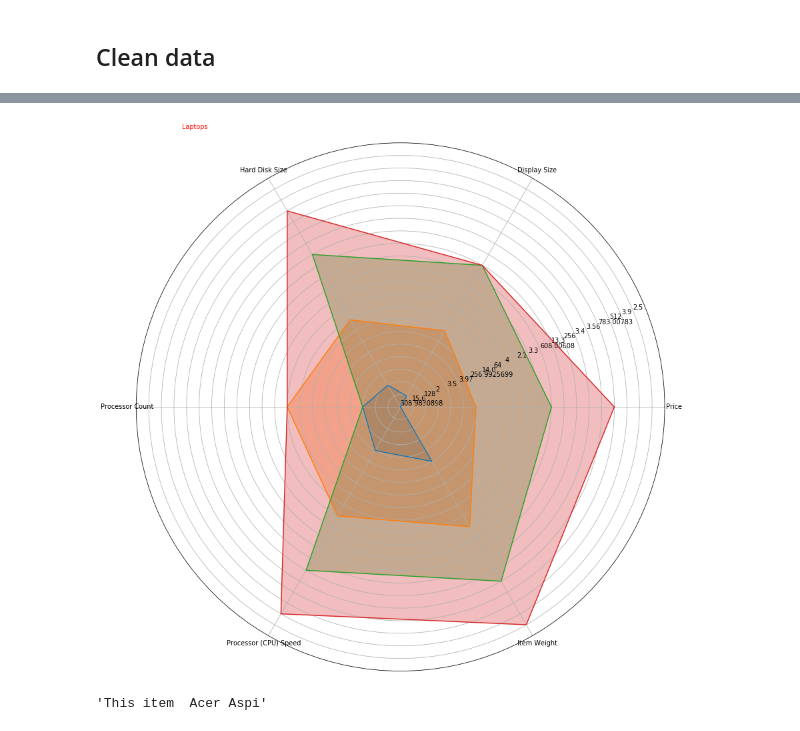
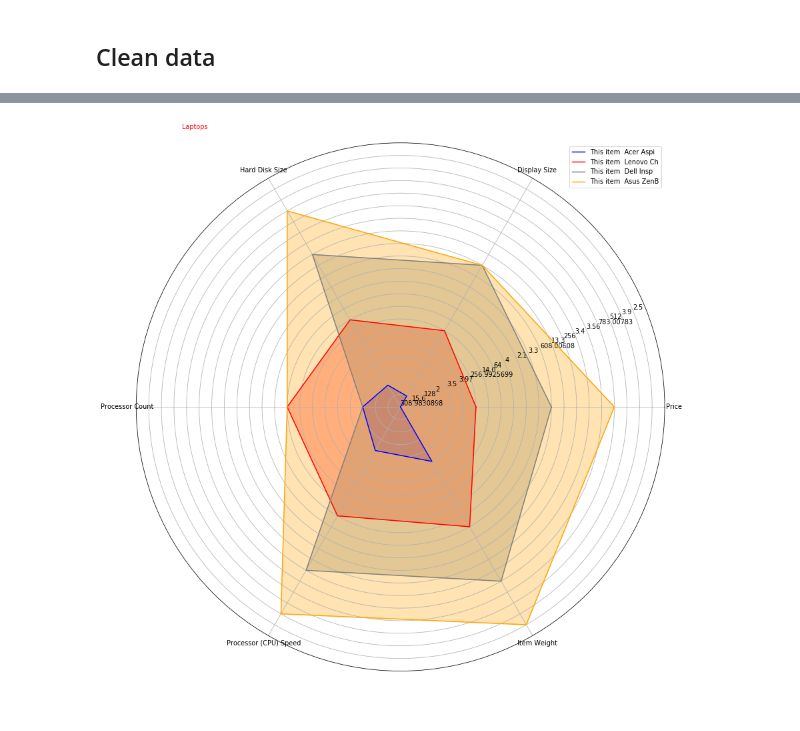
Before and after one commit to PythonClassRoom/PythonDataScienceGuide, a Jupyter notebook: compute_comparator.ipynb, the cells around one changed output, grey strips where cells are left out. Cells and saved outputs as stored; diff of their text form; code cells hidden in the pictures.

```diff
--- a/compute_comparator.ipynb
+++ b/compute_comparator.ipynb
@@ -101,6 +101,8 @@ laptops
 laptops['item'] = laptops['item'].apply(lambda x: x[:20])
 # %%
 laptops.set_index('item', inplace=True)
+# %%
+colors = ['blue', 'red', 'gray', 'orange']
 # %%
 from math import pi
 import matplotlib.pyplot as plt
@@ -124,8 +126,9 @@ for laptop in range(laptops.shape[0]):
 
     plt.xticks(angles[:-1],Attributes)
 
-    ax.plot(angles,values)
-    ax.fill(angles, values, alpha=0.3)
+    ax.plot(angles,values, color=colors[laptop], label=laptops.iloc[laptop].name)
+    ax.fill(angles, values, alpha=0.3, color=colors[laptop])
+    ax.legend()
 ##################################################################################################
 #Rather than use a title, individual text points are added
 plt.figtext(0.2,0.9,"Laptops",color="red")
@@ -136,5 +137 @@ Adding an axes using the same arguments as a previous axes currently reuses the
-[figure, old version]
+[figure, new version]
-# %%
-laptops.iloc[0].name
-# %% [output]
-'This item  Acer Aspi'
```
Also changed, not shown: parts of 1 cell of this notebook, 1 other file.
